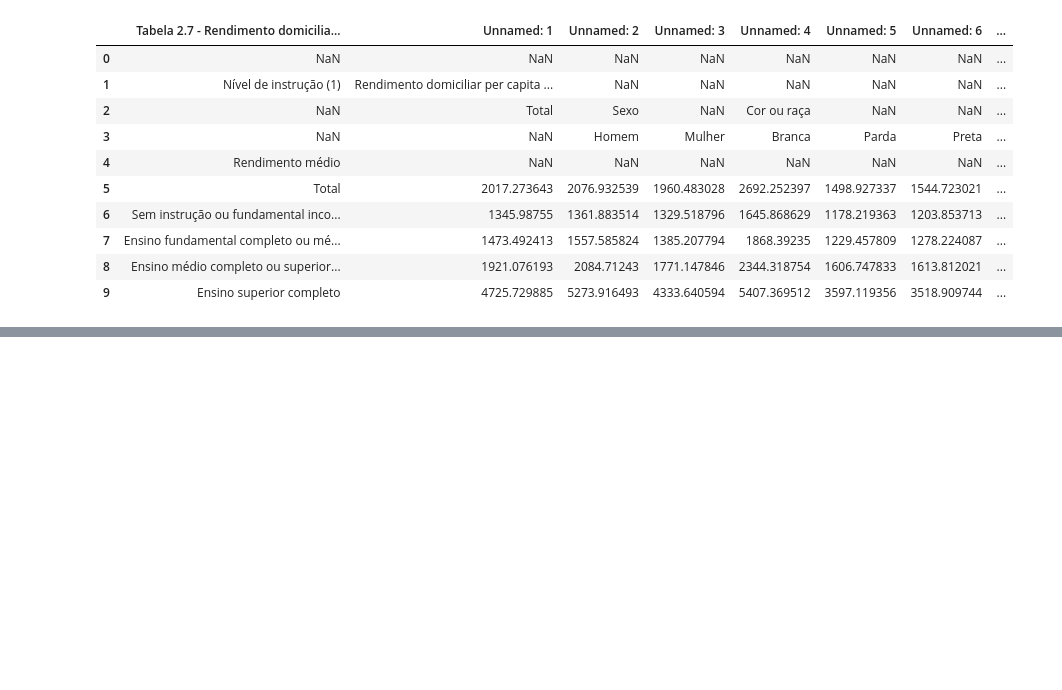
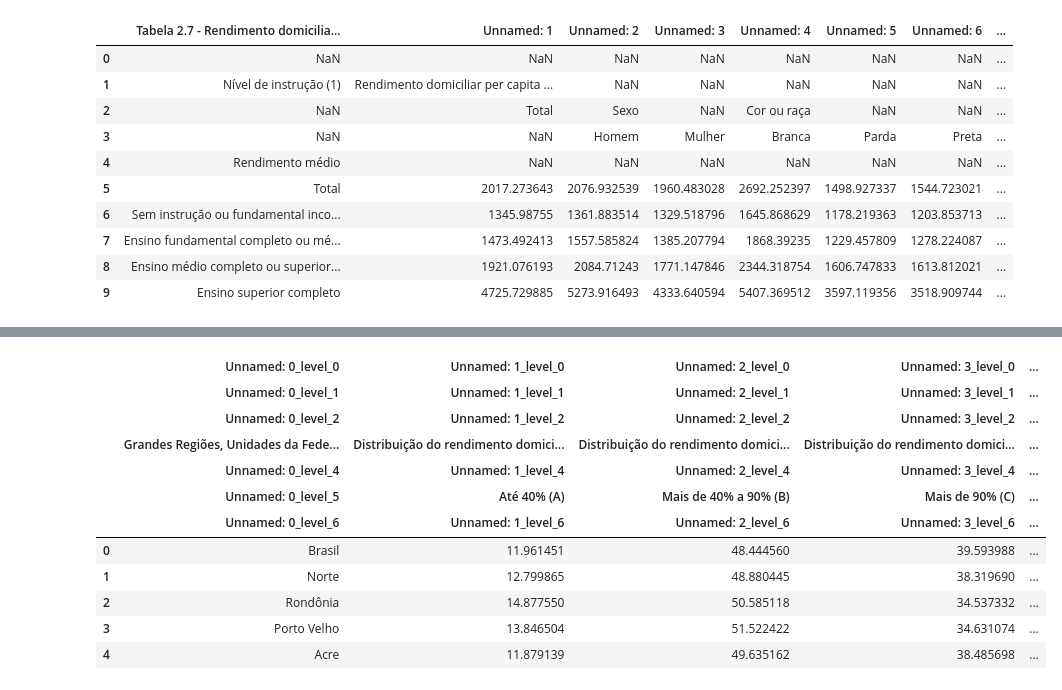
Before and after one commit to joaohs1/Analise-IBGE, a Jupyter notebook: notebooks/analise_exploratoria_ibge.ipynb, the cells around one changed output, grey strips where cells are left out. Cells and saved outputs as stored; diff of their text form; code cells hidden in the pictures; blank space fills up the shorter version.

```diff
--- a/notebooks/analise_exploratoria_ibge.ipynb
+++ b/notebooks/analise_exploratoria_ibge.ipynb
@@ -257,0 +447,22 @@ t27.head(10)
+# %%
+#Ler múltiplas linhas de cabeçalho
+t215 = pd.read_excel(
+    path + "Tabela 2.15 (Indice_Palma_Geo).xls",
+    sheet_name="2024",
+    header=[1,2,3,4,5,6,7]
+)
+
+t215.head()
+# %% [output]
+|  | Unnamed: 0_level_0 | Unnamed: 1_level_0 | Unnamed: 2_level_0 | Unnamed: 3_level_0 | ... |
+|  | Unnamed: 0_level_1 | Unnamed: 1_level_1 | Unnamed: 2_level_1 | Unnamed: 3_level_1 | ... |
+|  | Unnamed: 0_level_2 | Unnamed: 1_level_2 | Unnamed: 2_level_2 | Unnamed: 3_level_2 | ... |
+|  | Grandes Regiões, Unidades da Fede... | Distribuição do rendimento domici... | Distribuição do rendimento domici... | Distribuição do rendimento domici... | ... |
+|  | Unnamed: 0_level_4 | Unnamed: 1_level_4 | Unnamed: 2_level_4 | Unnamed: 3_level_4 | ... |
+|  | Unnamed: 0_level_5 | Até 40% (A) | Mais de 40% a 90% (B) | Mais de 90% (C) | ... |
+|  | Unnamed: 0_level_6 | Unnamed: 1_level_6 | Unnamed: 2_level_6 | Unnamed: 3_level_6 | ... |
+| 0 | Brasil | 11.961451 | 48.444560 | 39.593988 | ... |
+| 1 | Norte | 12.799865 | 48.880445 | 38.319690 | ... |
+| 2 | Rondônia | 14.877550 | 50.585118 | 34.537332 | ... |
+| 3 | Porto Velho | 13.846504 | 51.522422 | 34.631074 | ... |
+| 4 | Acre | 11.879139 | 49.635162 | 38.485698 | ... |
```
Also changed, not shown: parts of 25 cells of this notebook.
